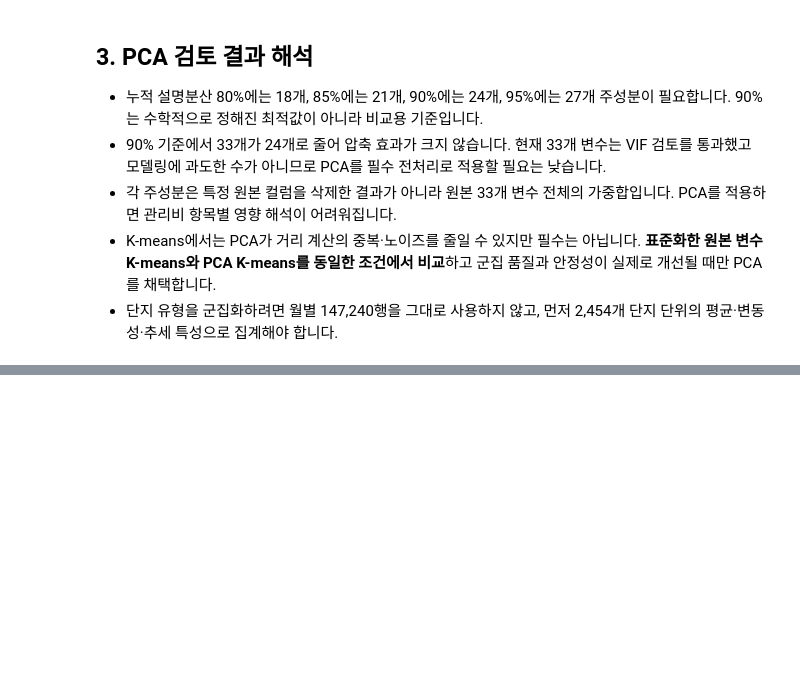
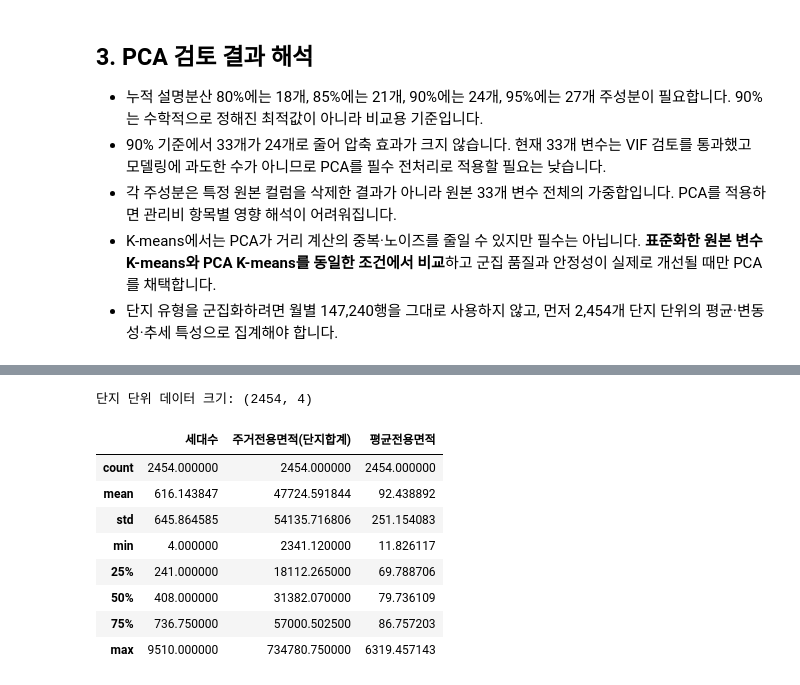
Before and after one commit to roh-git/mlapt_project, a Jupyter notebook: main_analysis.ipynb, the cells around one changed output, grey strips where cells are left out. Drawn from its saved outputs; the diff is of its cells as text; code cells hidden in the pictures; blank space fills up the shorter version.

```diff
--- a/main_analysis.ipynb
+++ b/main_analysis.ipynb
@@ -302,0 +313,18 @@ plt.show()
+# %%
+# 세대수·주거전용면적(단지합계)은 단지별 고정값이므로 단지 단위(2,454행)로 축약한 뒤 계산
+complex_df = per_df[['단지코드', '세대수', '주거전용면적(단지합계)']].drop_duplicates('단지코드').reset_index(drop=True)
+complex_df['평균전용면적'] = complex_df['주거전용면적(단지합계)'] / complex_df['세대수']
+
+print(f"단지 단위 데이터 크기: {complex_df.shape}")
+complex_df.describe()
+# %% [output]
+단지 단위 데이터 크기: (2454, 4)
+|  | 세대수 | 주거전용면적(단지합계) | 평균전용면적 |
+| count | 2454.000000 | 2454.000000 | 2454.000000 |
+| mean | 616.143847 | 47724.591844 | 92.438892 |
+| std | 645.864585 | 54135.716806 | 251.154083 |
+| min | 4.000000 | 2341.120000 | 11.826117 |
+| 25% | 241.000000 | 18112.265000 | 69.788706 |
+| 50% | 408.000000 | 31382.070000 | 79.736109 |
+| 75% | 736.750000 | 57000.502500 | 86.757203 |
+| max | 9510.000000 | 734780.750000 | 6319.457143 |
```
Also changed, not shown: parts of 3 cells of this notebook.
